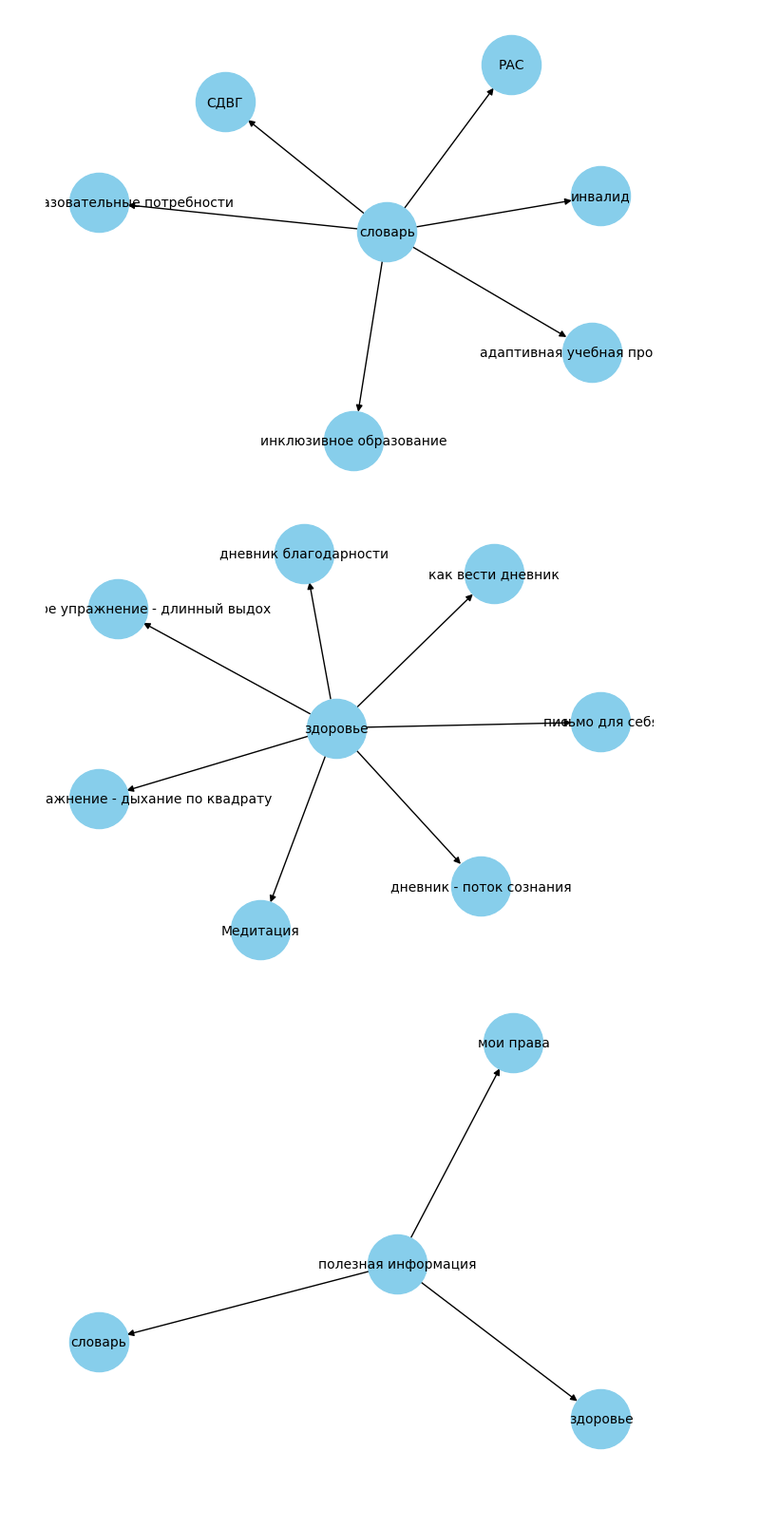
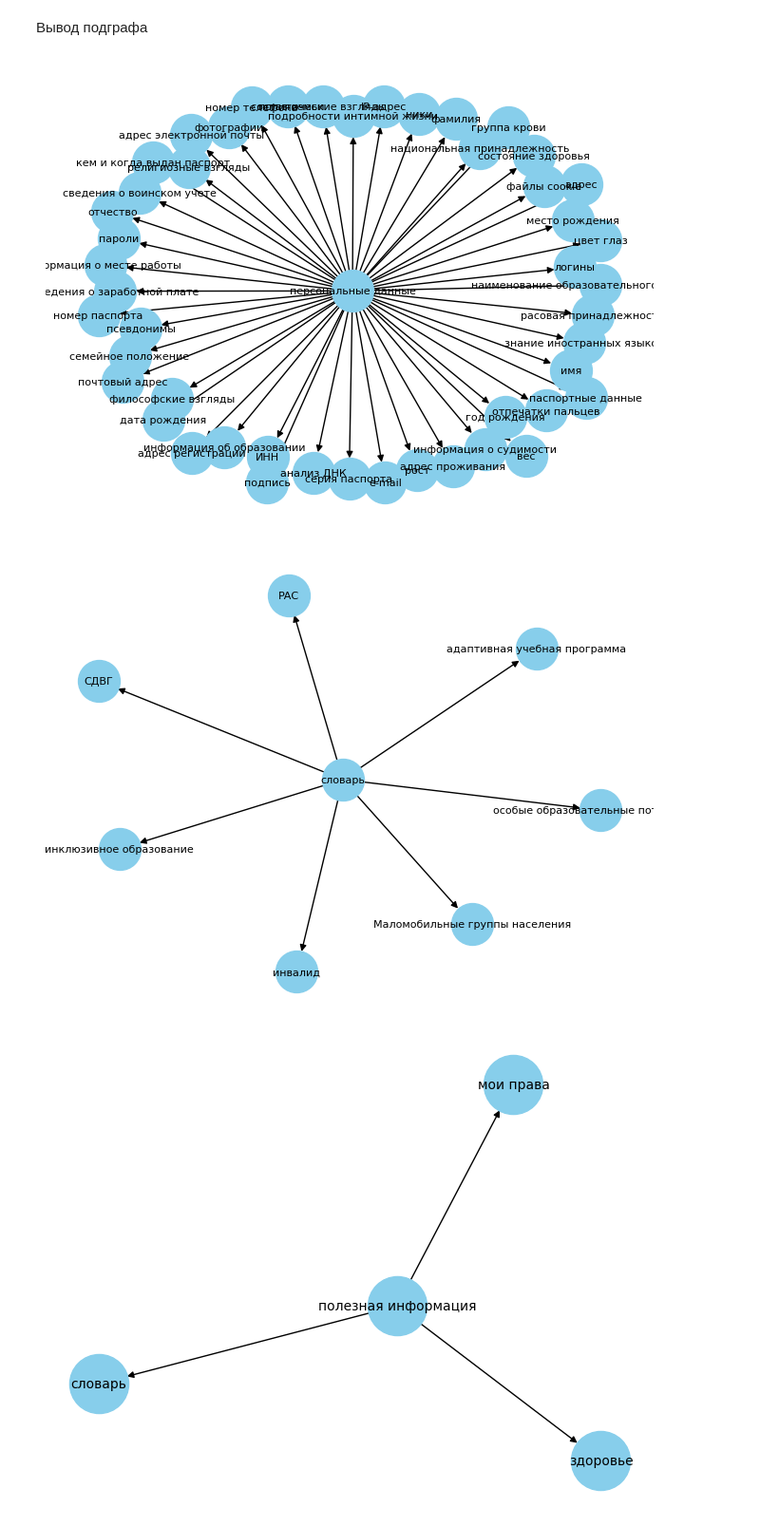
Before and after one commit to vifirsanova/empi, a Jupyter notebook: KB/graph.ipynb, the cells around one changed output. Shown: that part at 95% size. Drawn from its saved outputs; the diff is of its cells as text; code cells hidden in the pictures; blank space fills up the shorter version.

```diff
--- a/KB/graph.ipynb
+++ b/KB/graph.ipynb
@@ -1,29 +1,31 @@
 # %% [markdown]
 <a href="https://colab.research.google.com/github/vifirsanova/empi/blob/main/KB/graph.ipynb" target="_parent"><img src="https://colab.research.google.com/assets/colab-badge.svg" alt="Open In Colab"/></a>
+# %% [markdown]
+Вывод подграфа
+# %%
+def draw_subgraph(graph, start_node, max_depth):
+    subgraph = nx.bfs_tree(graph, source=start_node, depth_limit=max_depth)
+    pos = nx.spring_layout(subgraph)
+    labels = nx.get_edge_attributes(subgraph, 'label')
+    nx.draw(subgraph, pos, with_labels=True, node_size=1000, node_color="skyblue", font_size=8)
+    nx.draw_networkx_edge_labels(subgraph, pos, edge_labels=labels)
+    plt.show()
+
+draw_subgraph(graph, start_node='персональные данные', max_depth=1)
+# %% [output]
+[figure, added]
 # %%
 def draw_subgraph(graph, start_node, max_depth):
     subgraph = nx.bfs_tree(graph, source=start_node, depth_limit=max_depth)
     pos = nx.spring_layout(subgraph)
     labels = nx.get_edge_attributes(subgraph, 'label')
-    nx.draw(subgraph, pos, with_labels=True, node_size=2000, node_color="skyblue", font_size=10)
+    nx.draw(subgraph, pos, with_labels=True, node_size=1000, node_color="skyblue", font_size=8)
     nx.draw_networkx_edge_labels(subgraph, pos, edge_labels=labels)
     plt.show()
 
 draw_subgraph(graph, start_node='словарь', max_depth=1)
 # %% [output]
-[figure, old version]
+[figure, new version]
-# %%
-def draw_subgraph(graph, start_node, max_depth):
-    subgraph = nx.bfs_tree(graph, source=start_node, depth_limit=max_depth)
-    pos = nx.spring_layout(subgraph)
-    labels = nx.get_edge_attributes(subgraph, 'label')
-    nx.draw(subgraph, pos, with_labels=True, node_size=2000, node_color="skyblue", font_size=10)
-    nx.draw_networkx_edge_labels(subgraph, pos, edge_labels=labels)
-    plt.show()
-
-draw_subgraph(graph, start_node='здоровье', max_depth=1)
-# %% [output]
-[figure, removed]
 # %%
 def draw_subgraph(graph, start_node, max_depth):
     subgraph = nx.bfs_tree(graph, source=start_node, depth_limit=max_depth)
```
Also changed, not shown: parts of 5 cells of this notebook.
